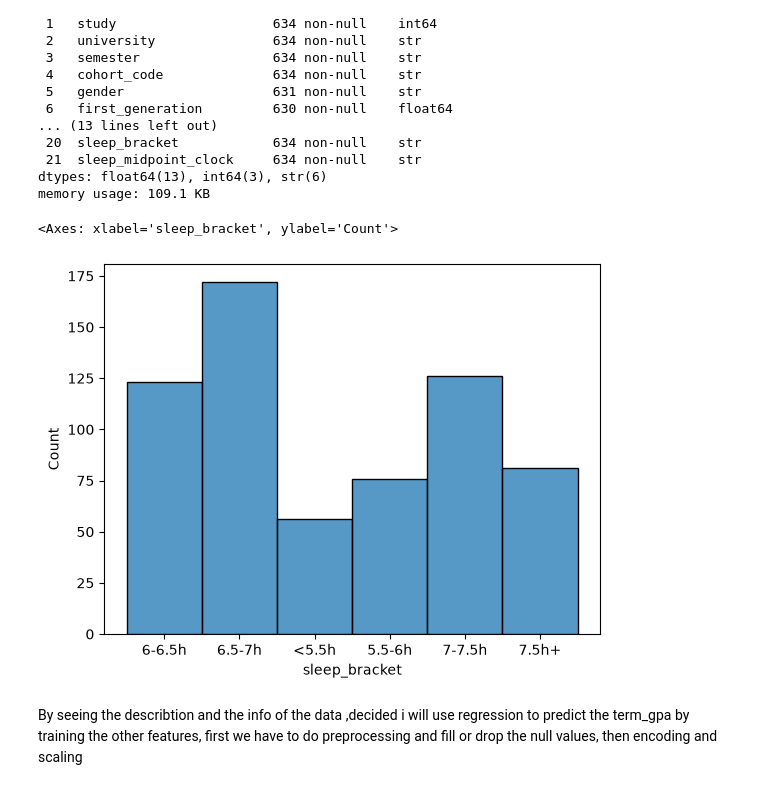
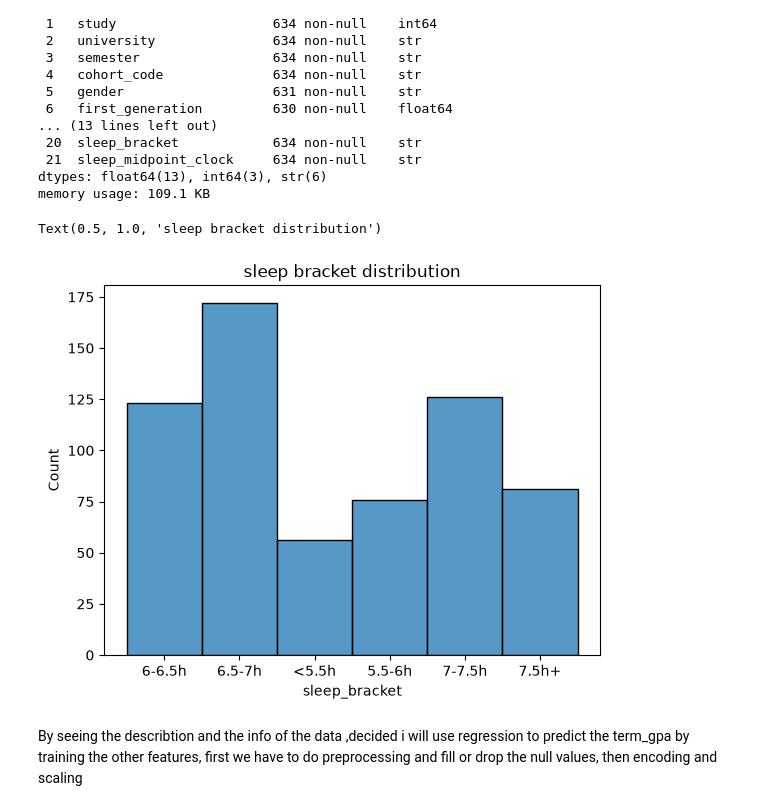
Before and after one commit to Nour-Tamimi/BinXtraining, a Jupyter notebook: Week4/Day1/Day1.ipynb, the cells around one changed output. Drawn from its saved outputs; the diff is of its cells as text; code cells hidden in the pictures.

```diff
--- a/Week4/Day1/Day1.ipynb
+++ b/Week4/Day1/Day1.ipynb
@@ -49,9 +49,10 @@ dtypes: float64(13), int64(3), str(6)
 memory usage: 109.1 KB
 # %%
 sns.histplot(x='sleep_bracket',data=df)
+plt.title('sleep bracket distribution')
 # %% [output]
-<Axes: xlabel='sleep_bracket', ylabel='Count'>
+Text(0.5, 1.0, 'sleep bracket distribution')
-[figure, old version]
+[figure, new version]
 # %% [markdown]
 By seeing the describtion and the info of the data ,decided i will use regression to predict the term_gpa by training the other features, first we have to do preprocessing and fill or drop the null values, then encoding and scaling
 # %%
```
Also changed, not shown: 3 other files.
